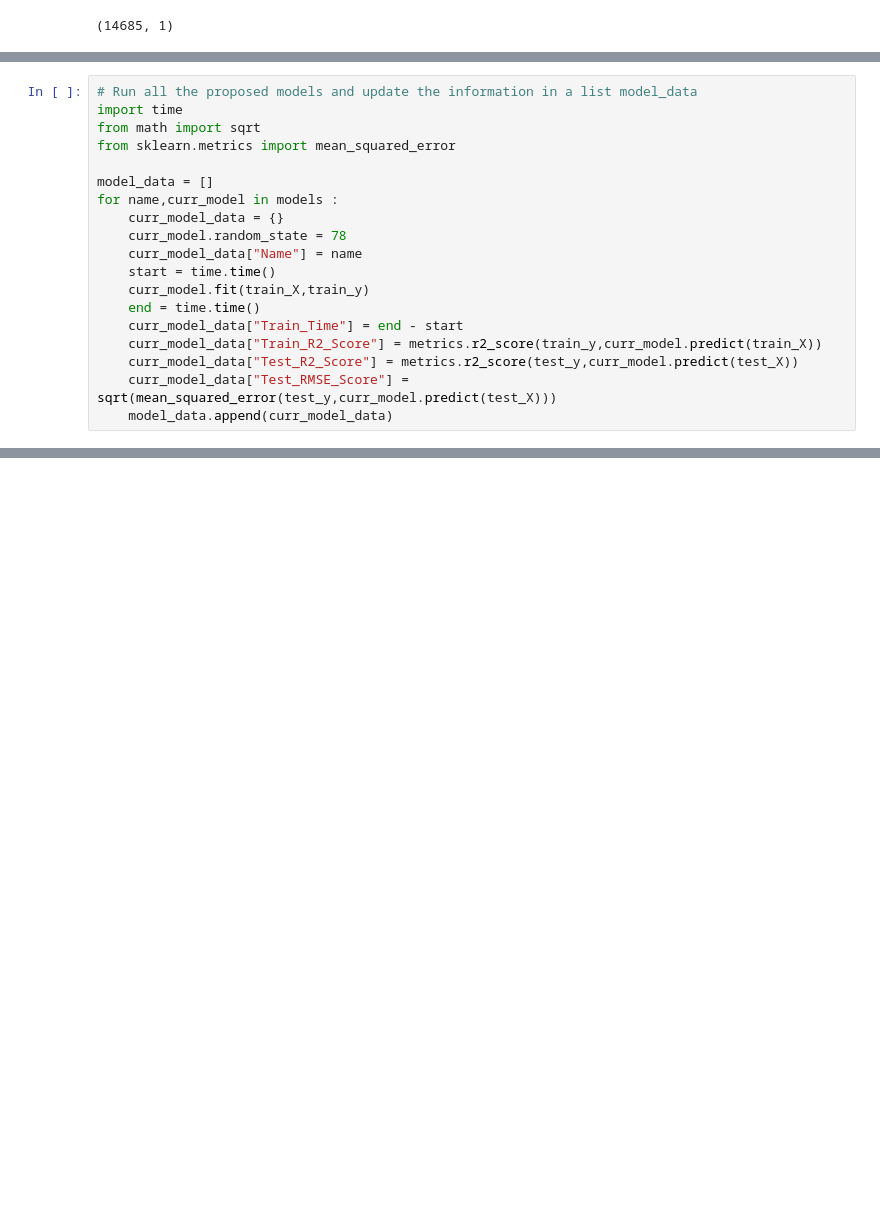
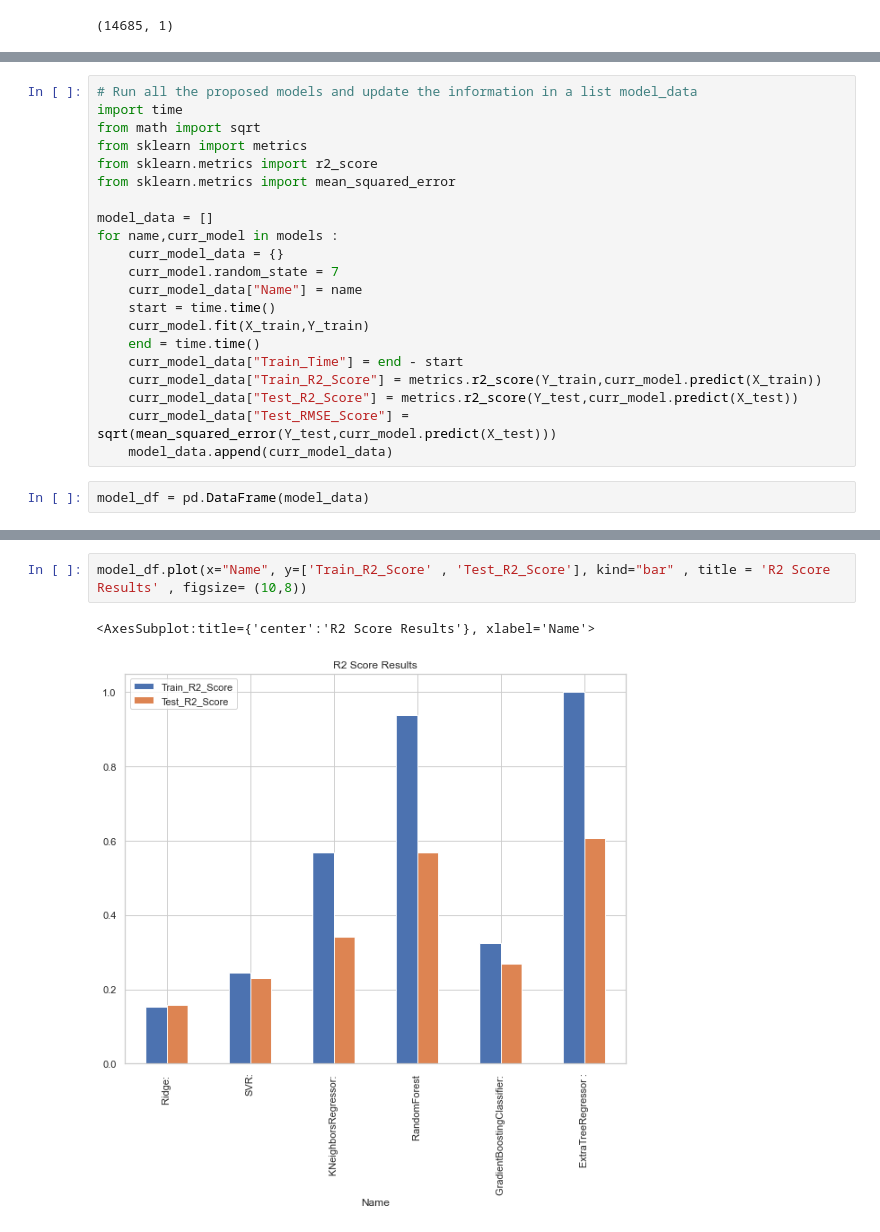
Before and after one commit to iam-ajitkumartoppo/appliance_energy_prediction, a Jupyter notebook: Appliance-Energy-Prediction.ipynb, the cells around one changed output, grey strips where cells are left out. Saved outputs shown, nothing was run; the diff lists cells and outputs as text; blank space fills up the shorter version.

```diff
--- a/Appliance-Energy-Prediction.ipynb
+++ b/Appliance-Energy-Prediction.ipynb
@@ -213,18 +272,22 @@ models = [ ['Ridge: ', Ridge()],
 # Run all the proposed models and update the information in a list model_data
 import time
 from math import sqrt
+from sklearn import metrics
+from sklearn.metrics import r2_score
 from sklearn.metrics import mean_squared_error
 
 model_data = []
 for name,curr_model in models :
     curr_model_data = {}
-    curr_model.random_state = 78
+    curr_model.random_state = 7
     curr_model_data["Name"] = name
     start = time.time()
-    curr_model.fit(train_X,train_y)
+    curr_model.fit(X_train,Y_train)
     end = time.time()
     curr_model_data["Train_Time"] = end - start
-    curr_model_data["Train_R2_Score"] = metrics.r2_score(train_y,curr_model.predict(train_X))
-    curr_model_data["Test_R2_Score"] = metrics.r2_score(test_y,curr_model.predict(test_X))
-    curr_model_data["Test_RMSE_Score"] = sqrt(mean_squared_error(test_y,curr_model.predict(test_X)))
+    curr_model_data["Train_R2_Score"] = metrics.r2_score(Y_train,curr_model.predict(X_train))
+    curr_model_data["Test_R2_Score"] = metrics.r2_score(Y_test,curr_model.predict(X_test))
+    curr_model_data["Test_RMSE_Score"] = sqrt(mean_squared_error(Y_test,curr_model.predict(X_test)))
     model_data.append(curr_model_data)
+# %%
+model_df = pd.DataFrame(model_data)
@@ -230,0 +304,5 @@ for name,curr_model in models :
+# %%
+model_df.plot(x="Name", y=['Train_R2_Score' , 'Test_R2_Score'], kind="bar" , title = 'R2 Score Results' , figsize= (10,8))
+# %% [output]
+<AxesSubplot:title={'center':'R2 Score Results'}, xlabel='Name'>
+[figure, added]
```
Also changed, not shown: parts of 18 cells of this notebook.
